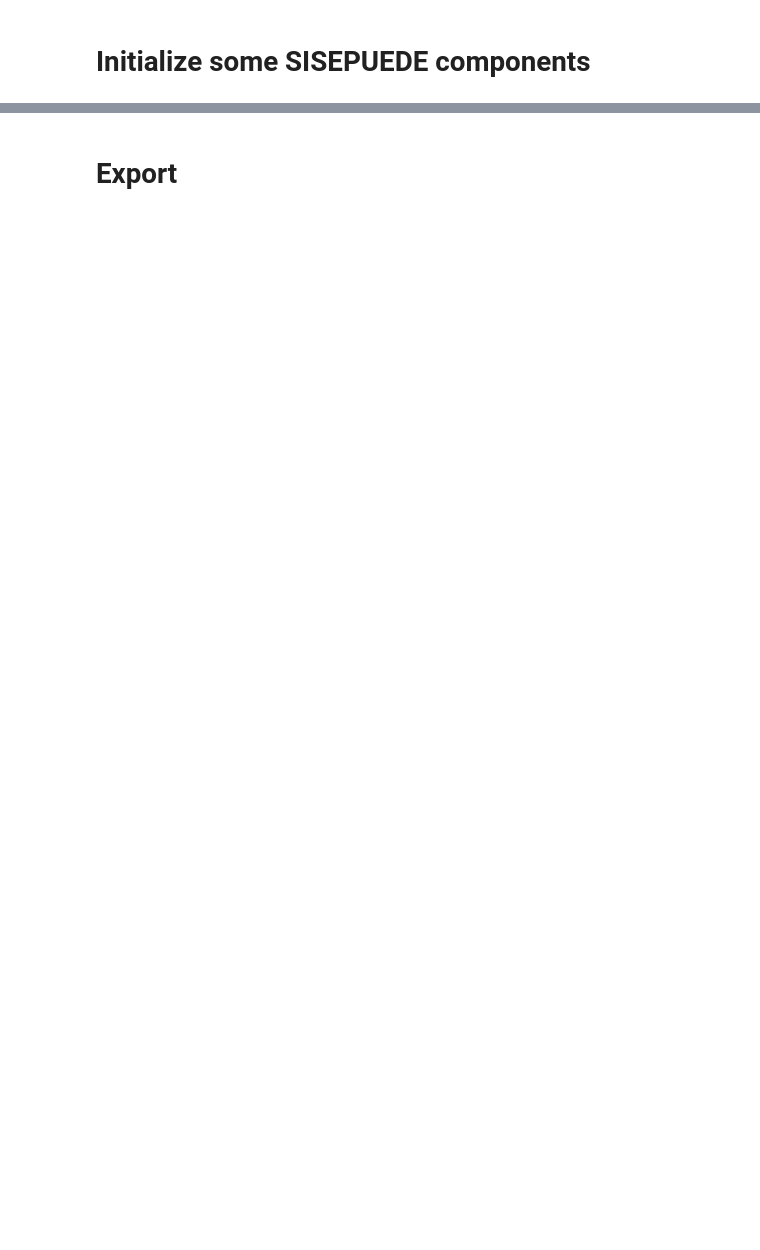
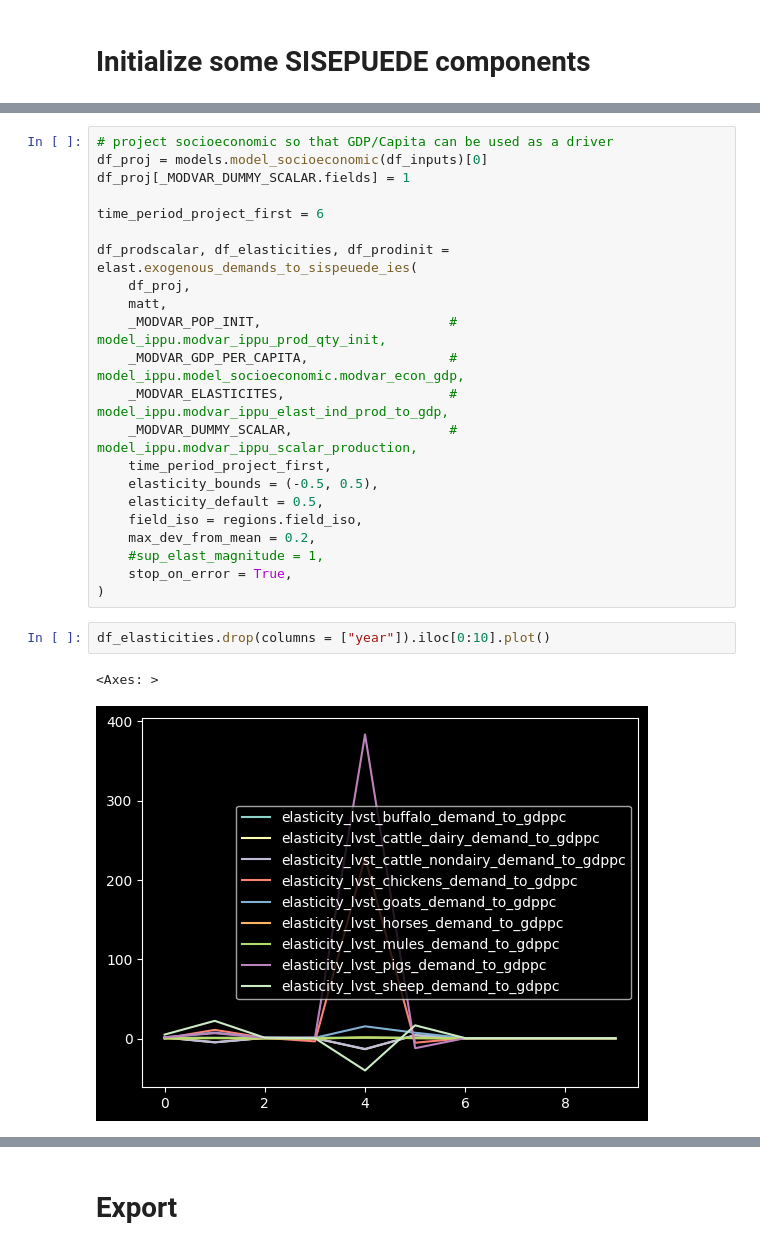
Before and after one commit to sisepuede-framework/ssp_uganda_data, a Jupyter notebook: data_processing/LIVESTOCK_ELASTICITIES.ipynb, the cells around one changed output, grey strips where cells are left out. Drawn from its saved outputs; the diff is of its cells as text; blank space fills up the shorter version.

```diff
--- a/data_processing/LIVESTOCK_ELASTICITIES.ipynb
+++ b/data_processing/LIVESTOCK_ELASTICITIES.ipynb
@@ -706,0 +151,27 @@ plot_lvst(
+# %%
+# project socioeconomic so that GDP/Capita can be used as a driver
+df_proj = models.model_socioeconomic(df_inputs)[0]
+df_proj[_MODVAR_DUMMY_SCALAR.fields] = 1
+
+time_period_project_first = 6
+
+df_prodscalar, df_elasticities, df_prodinit = elast.exogenous_demands_to_sispeuede_ies(
+    df_proj,
+    matt,
+    _MODVAR_POP_INIT,                        # model_ippu.modvar_ippu_prod_qty_init,
+    _MODVAR_GDP_PER_CAPITA,                  # model_ippu.model_socioeconomic.modvar_econ_gdp,
+    _MODVAR_ELASTICITES,                     # model_ippu.modvar_ippu_elast_ind_prod_to_gdp,
+    _MODVAR_DUMMY_SCALAR,                    # model_ippu.modvar_ippu_scalar_production,
+    time_period_project_first,
+    elasticity_bounds = (-0.5, 0.5),
+    elasticity_default = 0.5,
+    field_iso = regions.field_iso,
+    max_dev_from_mean = 0.2,
+    #sup_elast_magnitude = 1,
+    stop_on_error = True,
+)
+# %%
+df_elasticities.drop(columns = ["year"]).iloc[0:10].plot()
+# %% [output]
+<Axes: >
+[figure, added]
```
Also changed, not shown: parts of 42 cells of this notebook, 11 other files.
